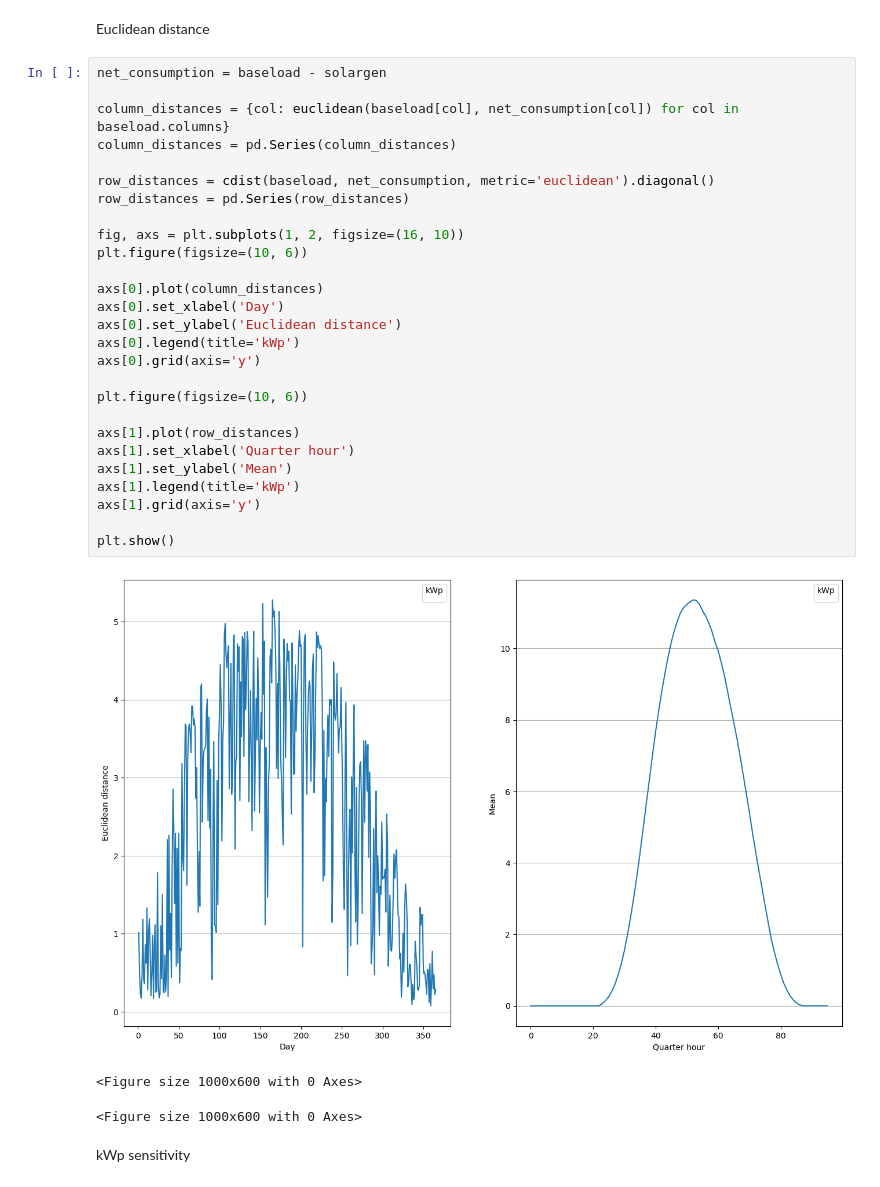
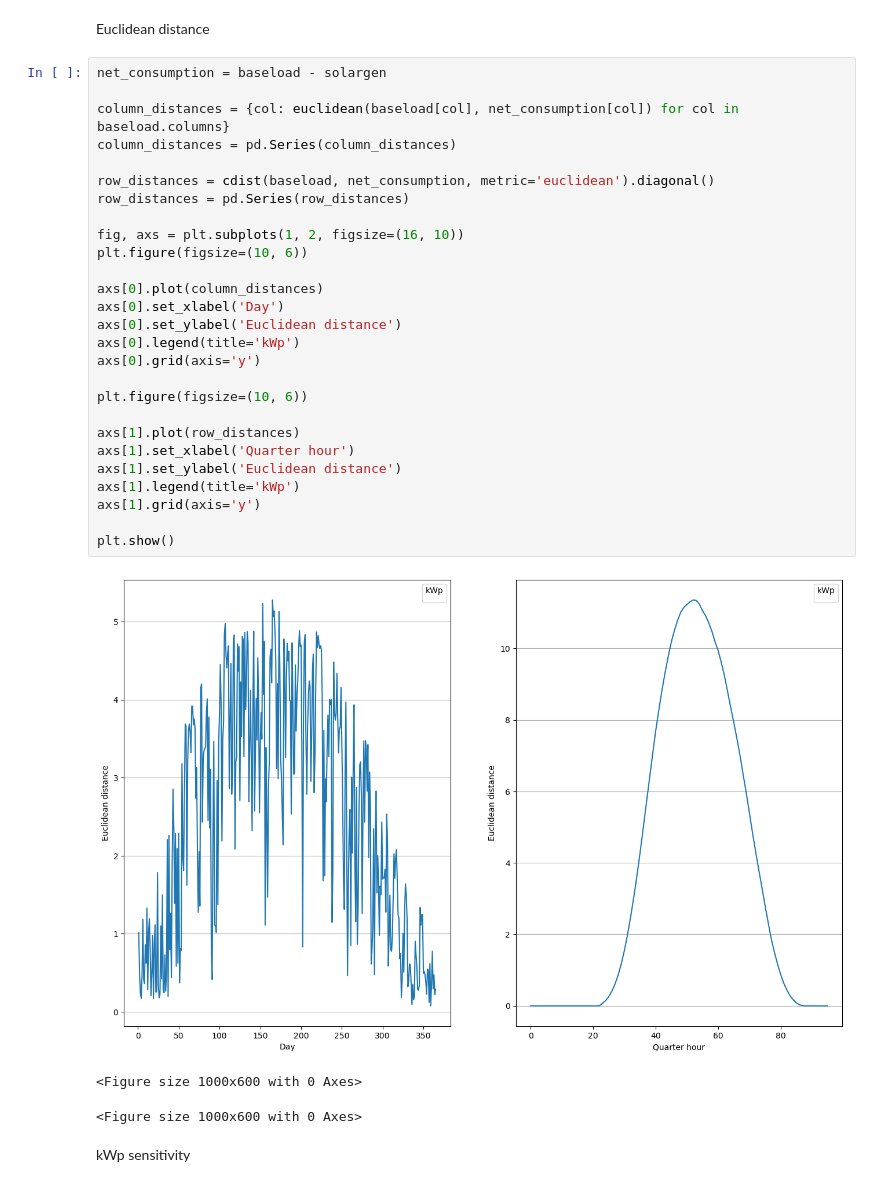
Before and after one commit to Aikofias/Thesis, a Jupyter notebook: Distance_metrics.ipynb, the cells around one changed output. Saved outputs shown, nothing was run; the diff lists cells and outputs as text.

```diff
--- a/Distance_metrics.ipynb
+++ b/Distance_metrics.ipynb
@@ -17,32 +17,32 @@ Euclidean distance
 # %%
 net_consumption = baseload - solargen
 
 column_distances = {col: euclidean(baseload[col], net_consumption[col]) for col in baseload.columns}
 column_distances = pd.Series(column_distances)
 
 row_distances = cdist(baseload, net_consumption, metric='euclidean').diagonal()
 row_distances = pd.Series(row_distances)
 
 fig, axs = plt.subplots(1, 2, figsize=(16, 10))
 plt.figure(figsize=(10, 6))
 
 axs[0].plot(column_distances)
 axs[0].set_xlabel('Day')
 axs[0].set_ylabel('Euclidean distance')
 axs[0].legend(title='kWp')
 axs[0].grid(axis='y')
 
 plt.figure(figsize=(10, 6))
 
 axs[1].plot(row_distances)
 axs[1].set_xlabel('Quarter hour')
-axs[1].set_ylabel('Mean')
+axs[1].set_ylabel('Euclidean distance')
 axs[1].legend(title='kWp')
 axs[1].grid(axis='y')
 
 plt.show()
 # %% [output]
-[figure, old version]
+[figure, new version]
 <Figure size 1000x600 with 0 Axes>
 <Figure size 1000x600 with 0 Axes>
 # %% [markdown]
```
Also changed, not shown: parts of 8 cells of this notebook, 5 other files.
